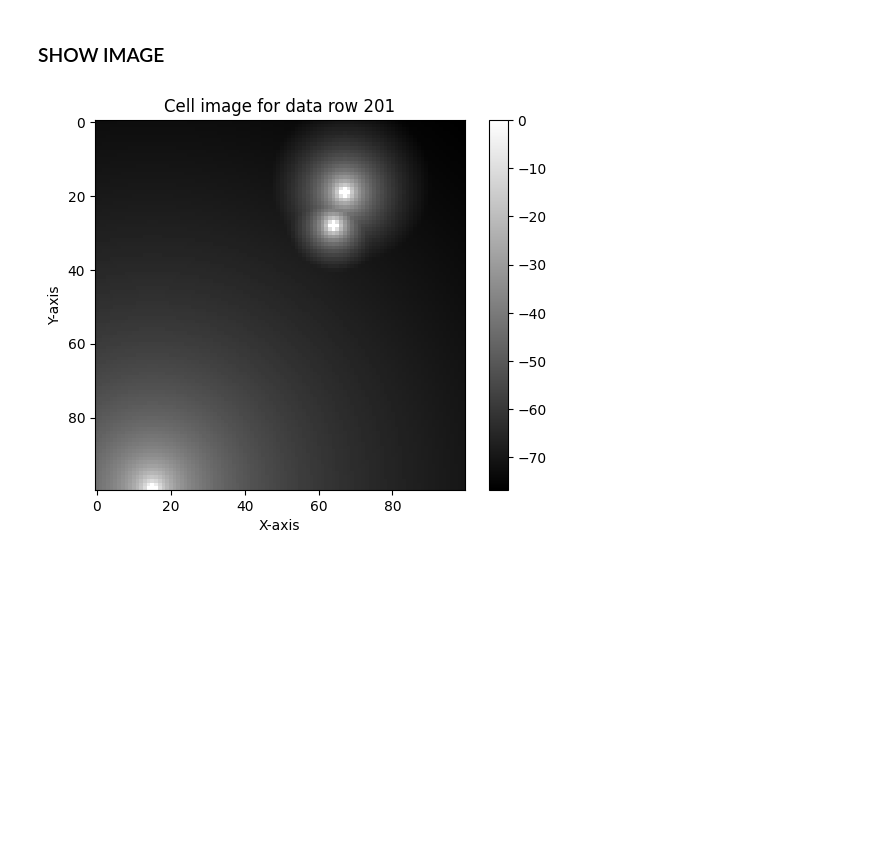
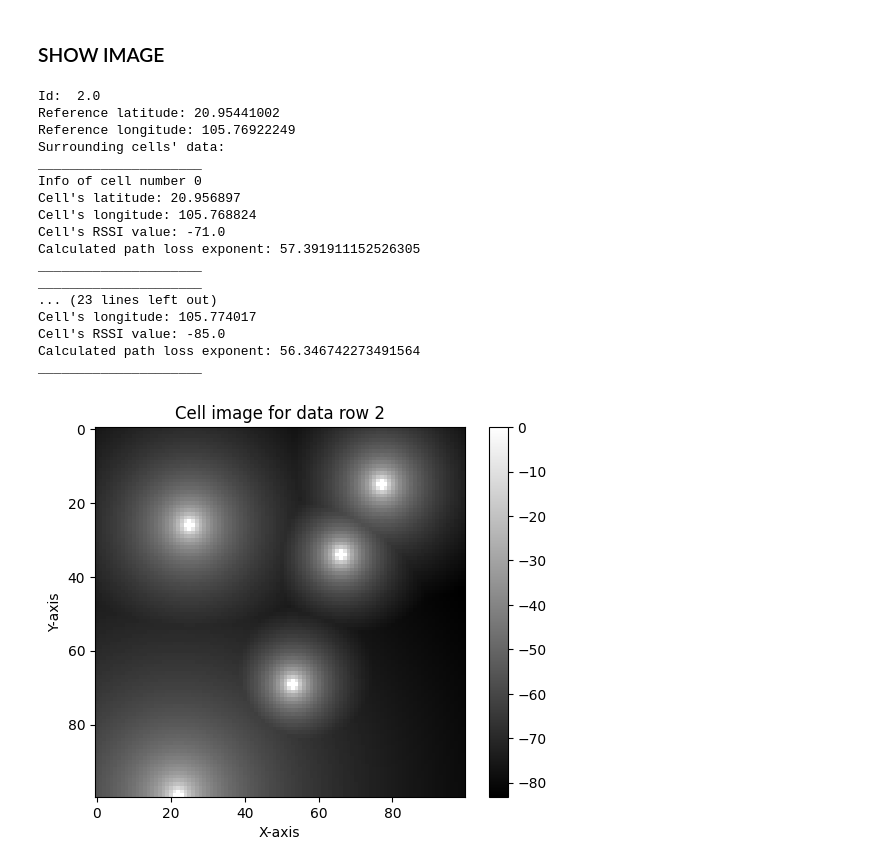
Before and after one commit to anhvuleduc/PROJECT1_IMAGE, a Jupyter notebook: mycode.ipynb, the cells around one changed output. Drawn from its saved outputs; the diff is of its cells as text; code cells hidden in the pictures; blank space fills up the shorter version.

Commit message:
Update README and requirements.txt, also add print_info func

```diff
--- a/mycode.ipynb
+++ b/mycode.ipynb
@@ -28,7 +28,7 @@ class image_data:
         self.ref_x = self.width/2 - 1 # x coordinate on image of reference position
         self.ref_y = self.height/2 - 1 # y coordinate on image of reference position
         self.dmax = 0  # dmax as mentioned in the manuscript
-
+        self.path_loss_exponent = []
         # Initialize the image
         self.img = np.ndarray((100,100))
         self.img[:] = -114
@@ -86,14 +86,15 @@ class image_data:
             self.img[cell_x][cell_y] = 0
             return
 
-        coeff = rssi/(np.log10(1/d))  # The spreading loss coefficient
+        exponent = -rssi/(np.log10(d))  # The spreading loss coefficient
+        self.path_loss_exponent.append(exponent)
 
         for x in range (0, img_size):
             for y in range (0, img_size):
                 if (x == cell_x and y == cell_y):
                     continue
                 dis = float(np.sqrt((x - cell_x) ** 2 + (y - cell_y) ** 2))
-                self.img[x][y] = max(self.img[x][y], rssi + coeff *  np.log10(d/dis))
+                self.img[x][y] = max(self.img[x][y], -exponent *  np.log10(dis))
         self.img[cell_x][cell_y] = 0
 
 
@@ -106,6 +107,20 @@ class image_data:
             self.cell_spread_model(cell_id)
 
         return self.img
+
+    def print_info(self):
+        print("Id: ", self.id)
+        print("Reference latitude:", self.ref_lat)
+        print("Reference longitude:", self.ref_long)
+        print("Surrounding cells' data:")
+        for cell in range (self.num_of_cells):
+            print("_____________________")
+            print("Info of cell number", cell)
+            print("Cell's latitude:", self.cells_lat[cell])
+            print("Cell's longitude:", self.cells_long[cell])
+            print("Cell's RSSI value:", self.cells_rssi[cell])
+            print("Calculated path loss exponent:", self.path_loss_exponent[cell])
+            print("_____________________")
 # %% [markdown]
 ### READING INPUT DATA AND GENERATE IMAGE
 # %%
@@ -133,13 +148,32 @@ for index, row in data.iterrows():
 # %% [markdown]
 ### SHOW IMAGE
 # %%
-index = 201
+index = 2 # The index of the row in csv file
+
 img = image_datas[index-1].gen_image() # Change the index to see the image corresponding to the data row in csv file
+image_datas[index-1].print_info()
 plt.imshow(img, cmap='gray', interpolation='none')
 plt.colorbar()
 plt.title(f"Cell image for data row {index}")
 plt.xlabel("X-axis")
 plt.ylabel("Y-axis")
 plt.show()
 # %% [output]
+Id:  2.0
+Reference latitude: 20.95441002
+Reference longitude: 105.76922249
+Surrounding cells' data:
+_____________________
+Info of cell number 0
+Cell's latitude: 20.956897
+Cell's longitude: 105.768824
+Cell's RSSI value: -71.0
+Calculated path loss exponent: 57.391911152526305
+_____________________
+_____________________
+... (23 lines left out)
+Cell's longitude: 105.774017
+Cell's RSSI value: -85.0
+Calculated path loss exponent: 56.346742273491564
+_____________________
-[figure, old version]
+[figure, new version]
```
Also changed, not shown: 1 other file.
